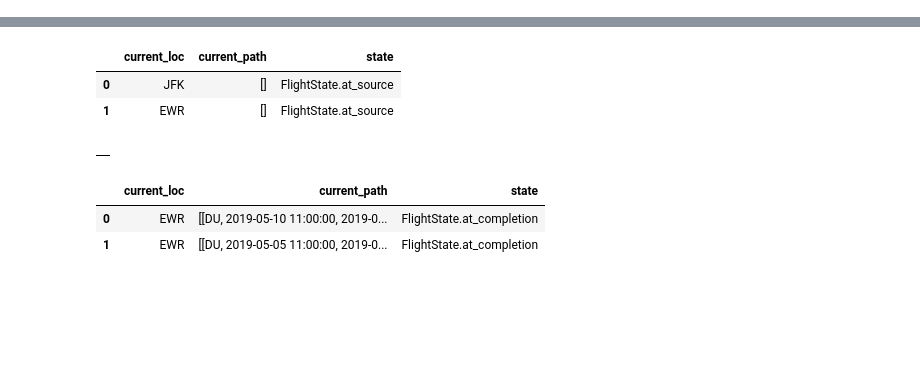
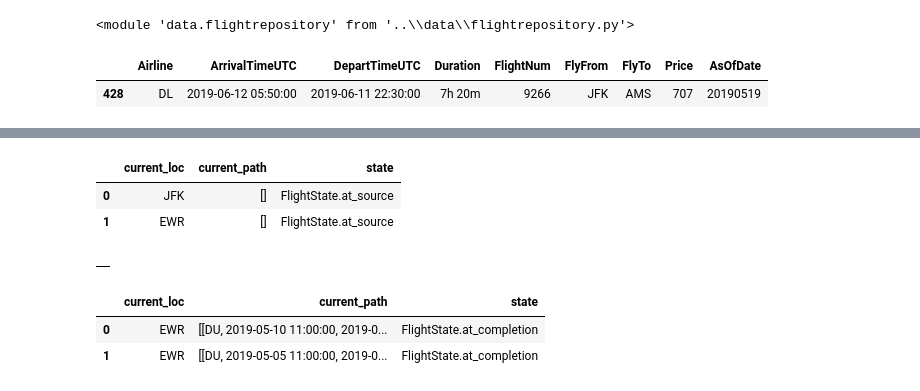
Before and after one commit to davidisenberg/FlightFinder, a Jupyter notebook: data/testing_recos.ipynb, the cells around one changed output, grey strips where cells are left out. Saved outputs shown, nothing was run; the diff lists cells and outputs as text; code cells hidden in the pictures; blank space fills up the shorter version.

```diff
--- a/data/testing_recos.ipynb
+++ b/data/testing_recos.ipynb
@@ -2,12 +2,14 @@
 import sys
 sys.path.append("../")
 import data.directrepository as dr
-import data.flight_repository as fr
+import data.flightrepository as fr
+import services.core.flightservice as fs
 import pyarrow as pa
 import pyarrow.parquet as pq
 import pandas as pd
 import importlib as im
 import queue
+import json
 from enum import Enum
 sys.path.append("../../")
 import services.core.recoservice_df as reco
@@ -17,5 +19,16 @@ from model.direct import Direct
 import datetime
 
 
-#im.reload(data.directrepository)
-#im.reload(data.flight_repository)
+im.reload(reco)
+im.reload(fs)
+im.reload(fr)
+# %% [output]
+<module 'data.flightrepository' from '..\\data\\flightrepository.py'>
+# %%
+start = datetime.datetime(2019,6,1)
+end = datetime.datetime(2019,6,15)
+flights = fr.FlightsRepository().get_latest_flights(start, end)
+flights[:1]
+# %% [output]
+|  | Airline | ArrivalTimeUTC | DepartTimeUTC | Duration | FlightNum | FlyFrom | FlyTo | Price | AsOfDate |
+| 428 | DL | 2019-06-12 05:50:00 | 2019-06-11 22:30:00 | 7h 20m | 9266 | JFK | AMS | 707 | 20190519 |
```
Also changed, not shown: parts of 5 cells of this notebook, 9 other files.
